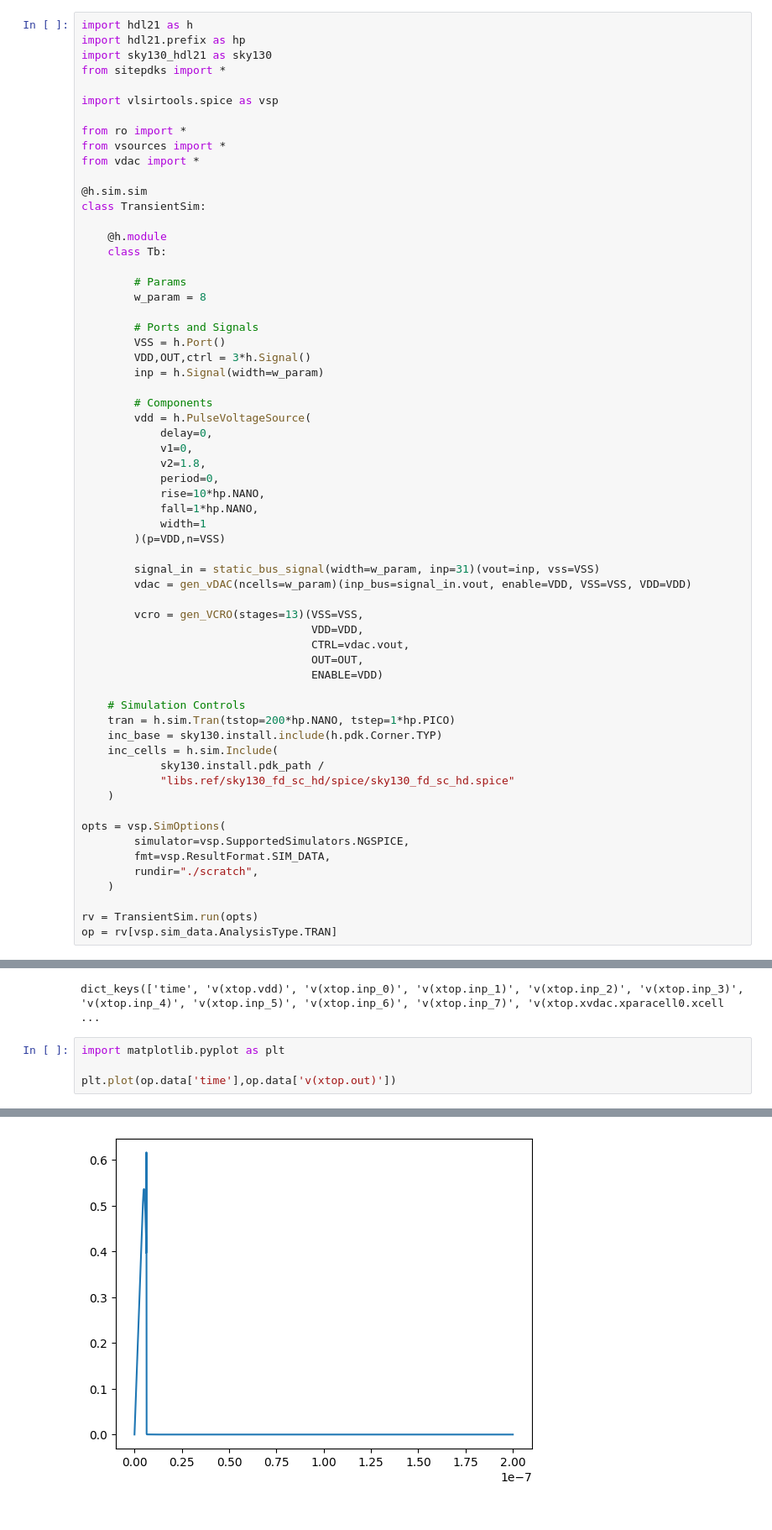
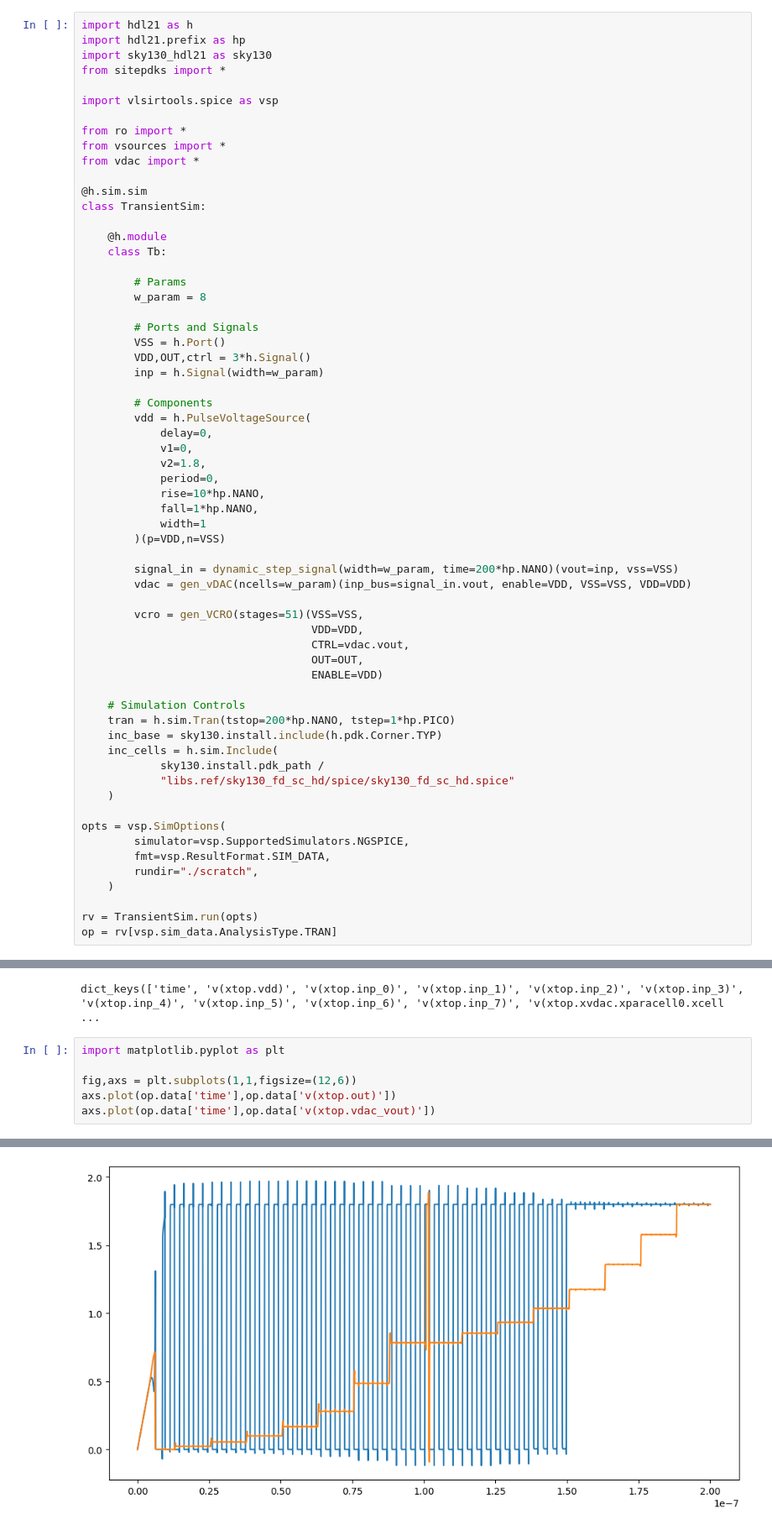
Before and after one commit to ThomasPluck/tt04-biased-trng, a Jupyter notebook: sim/test.ipynb, the cells around one changed output, grey strips where cells are left out. Shown at 84% size. Cells and saved outputs as stored; diff of their text form.

```diff
--- a/sim/test.ipynb
+++ b/sim/test.ipynb
@@ -129,10 +129,10 @@ class TransientSim:
             width=1
         )(p=VDD,n=VSS)
 
-        signal_in = static_bus_signal(width=w_param, inp=31)(vout=inp, vss=VSS)
+        signal_in = dynamic_step_signal(width=w_param, time=200*hp.NANO)(vout=inp, vss=VSS)
         vdac = gen_vDAC(ncells=w_param)(inp_bus=signal_in.vout, enable=VDD, VSS=VSS, VDD=VDD)
 
-        vcro = gen_VCRO(stages=13)(VSS=VSS,
+        vcro = gen_VCRO(stages=51)(VSS=VSS,
                                    VDD=VDD,
                                    CTRL=vdac.vout,
                                    OUT=OUT,
@@ -161,7 +161,9 @@ dict_keys(['time', 'v(xtop.vdd)', 'v(xtop.inp_0)', 'v(xtop.inp_1)', 'v(xtop.inp_
 # %%
 import matplotlib.pyplot as plt
 
-plt.plot(op.data['time'],op.data['v(xtop.out)'])
+fig,axs = plt.subplots(1,1,figsize=(12,6))
+axs.plot(op.data['time'],op.data['v(xtop.out)'])
+axs.plot(op.data['time'],op.data['v(xtop.vdac_vout)'])
 # %% [output]
 [<matplotlib.lines.Line2D at 0x...>]
-[figure, old version]
+[figure, new version]
```
